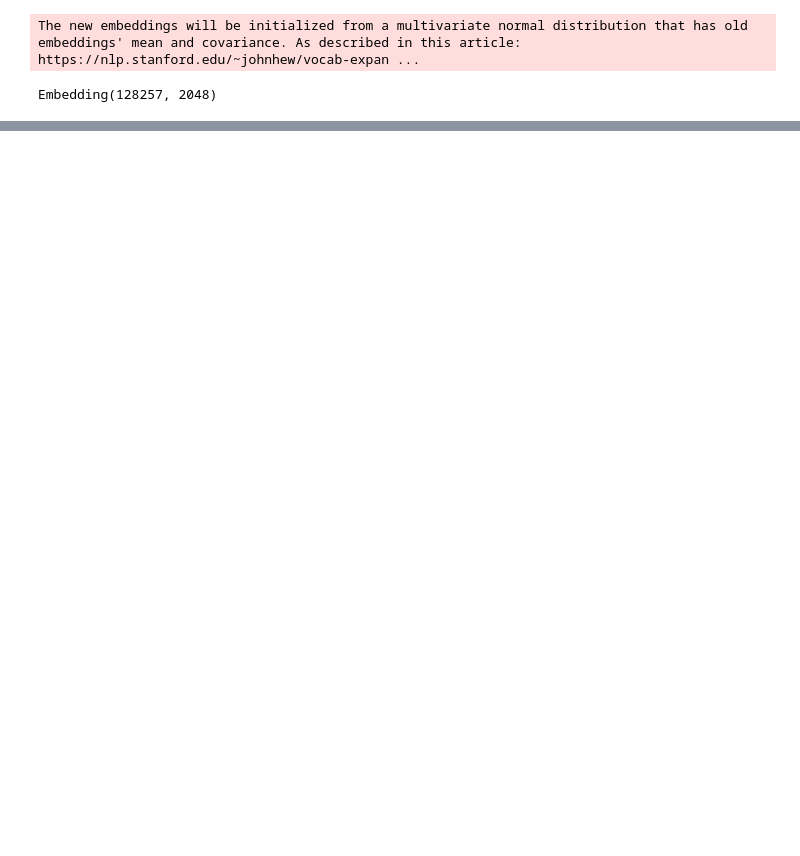
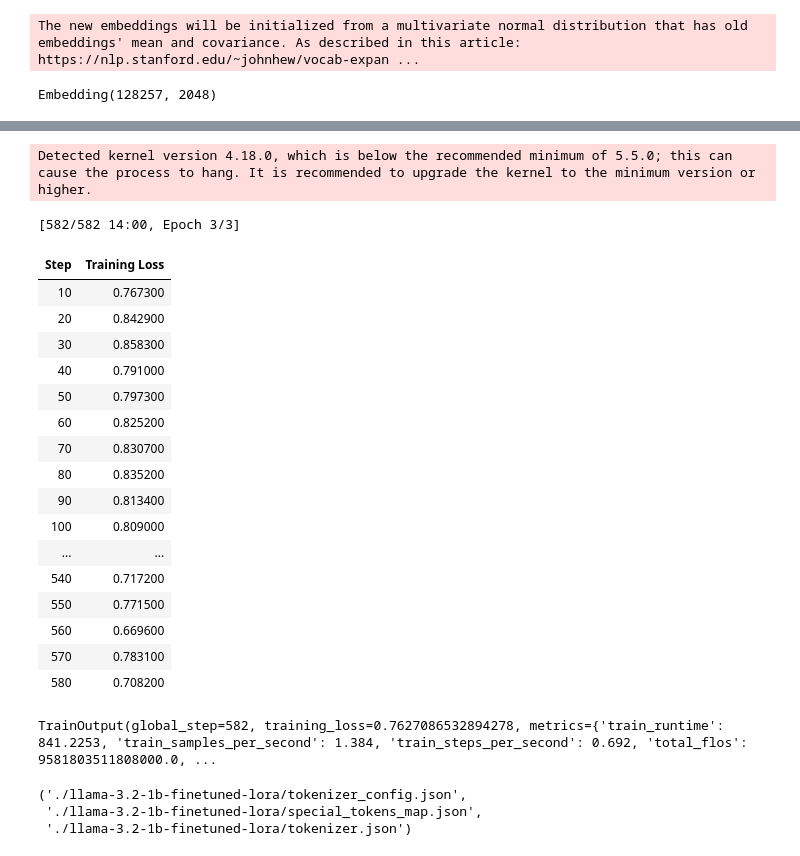
Before and after one commit to everylittlefox/aaronsw-rag, a Jupyter notebook: finetune_rag_generator.ipynb, the cells around one changed output, grey strips where cells are left out. Saved outputs shown, nothing was run; the diff lists cells and outputs as text; code cells hidden in the pictures; blank space fills up the shorter version.

```diff
--- a/finetune_rag_generator.ipynb
+++ b/finetune_rag_generator.ipynb
@@ -49,9 +98,10 @@ def preprocess(row):
 # %%
 from transformers import BitsAndBytesConfig
 
-model_id = "meta-llama/Llama-3.2-1B"
+model_id = "meta-llama/Llama-3.2-1B-Instruct"
 bnb_config = BitsAndBytesConfig(
     load_in_4bit=True,
+    bnb_4bit_compute_dtype=torch.bfloat16
 )
 
 tokenizer = AutoTokenizer.from_pretrained(model_id)
@@ -63,11 +113,12 @@ from peft import LoraConfig, get_peft_model
 
 # Define LoRA Configuration
 lora_config = LoraConfig(
-    r=4,               # Low-rank dimension
-    lora_alpha=32,     # Scaling factor
-    lora_dropout=0.1,  # Dropout for regularization
-    bias="none",       # No bias training
-    task_type="CAUSAL_LM"  # Task type: Causal Language Modeling
+    r=4,
+    lora_alpha=32,
+    lora_dropout=0.1,
+    bias="none",
+    task_type="CAUSAL_LM",
+    target_modules=["q_proj", "k_proj", "v_proj", "o_proj"]
 )
 
 # Wrap the model with LoRA
@@ -135 +137,53 @@ TrainOutput(global_step=6660, training_loss=0.8096919564513473, metrics={'train_
+# %%
+from trl import SFTConfig, SFTTrainer, DataCollatorForCompletionOnlyLM
+
+response_template = "<|eot_id|><|start_header_id|>assistant<|end_header_id|>"
+# print(response_template)
+response_token_ids = tokenizer.encode(response_template, add_special_tokens=False)
+collator = DataCollatorForCompletionOnlyLM(response_template=response_token_ids, tokenizer=tokenizer)
+# %%
+trainer = SFTTrainer(
+    model,
+    train_dataset=dataset['train'],
+    # eval_dataset=dataset['test'],
+    args=SFTConfig(output_dir="./tmp",
+                   max_seq_length=2048,
+                   logging_steps=10,
+                   num_train_epochs=3,
+                   # do_eval=True,
+                   per_device_train_batch_size=2,
+                   report_to="none"),
+    formatting_func=preprocess(tokenizer),
+    data_collator=collator,
+)
+
+trainer.train()
+# %% [output]
+Detected kernel version 4.18.0, which is below the recommended minimum of 5.5.0; this can cause the process to hang. It is recommended to upgrade the kernel to the minimum version or higher.
+[582/582 14:00, Epoch 3/3]
+| Step | Training Loss |
+| 10 | 0.767300 |
+| 20 | 0.842900 |
+| 30 | 0.858300 |
+| 40 | 0.791000 |
+| 50 | 0.797300 |
+| 60 | 0.825200 |
+| 70 | 0.830700 |
+| 80 | 0.835200 |
+| 90 | 0.813400 |
+| 100 | 0.809000 |
+| ... | ... |
+| 540 | 0.717200 |
+| 550 | 0.771500 |
+| 560 | 0.669600 |
+| 570 | 0.783100 |
+| 580 | 0.708200 |
+TrainOutput(global_step=582, training_loss=0.7627086532894278, metrics={'train_runtime': 841.2253, 'train_samples_per_second': 1.384, 'train_steps_per_second': 0.692, 'total_flos': 9581803511808000.0, ...
+# %%
+model.save_pretrained("./llama-3.2-1b-finetuned-lora")
+tokenizer.save_pretrained("./llama-3.2-1b-finetuned-lora")
+# %% [output]
+('./llama-3.2-1b-finetuned-lora/tokenizer_config.json',
+ './llama-3.2-1b-finetuned-lora/special_tokens_map.json',
+ './llama-3.2-1b-finetuned-lora/tokenizer.json')
 # %%
```
Also changed, not shown: parts of 9 cells of this notebook.
